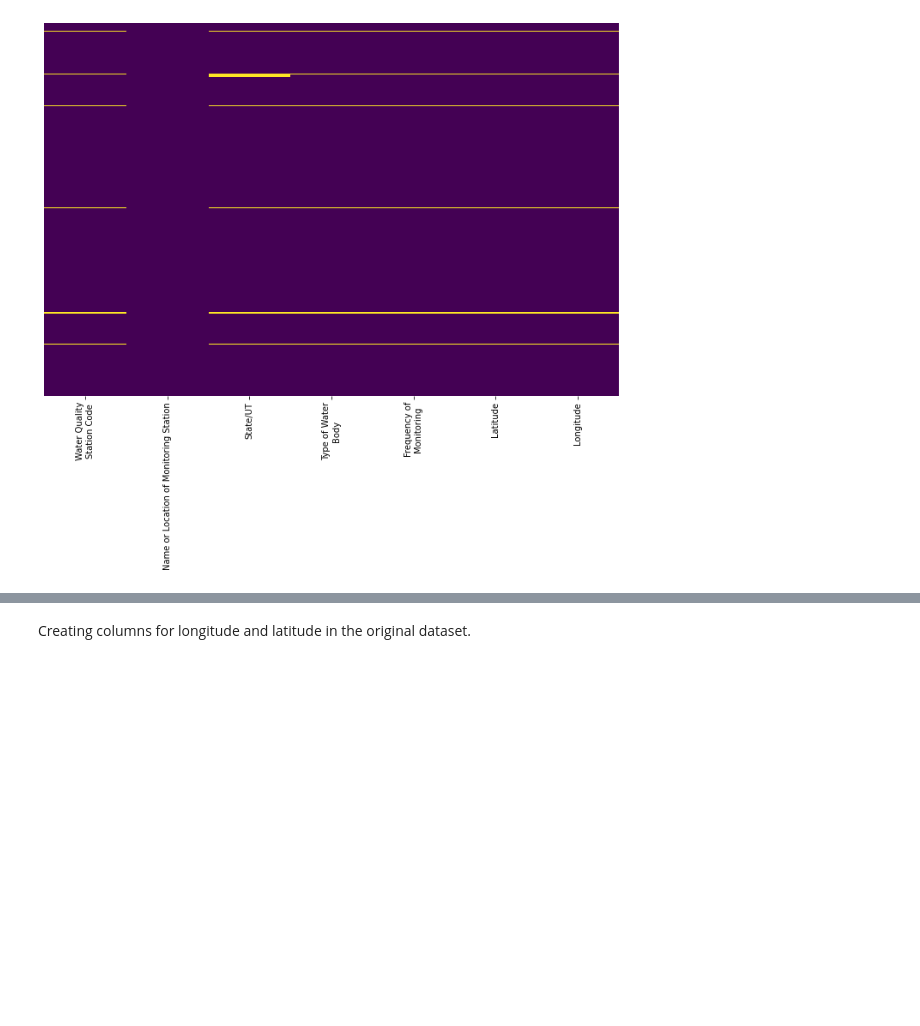
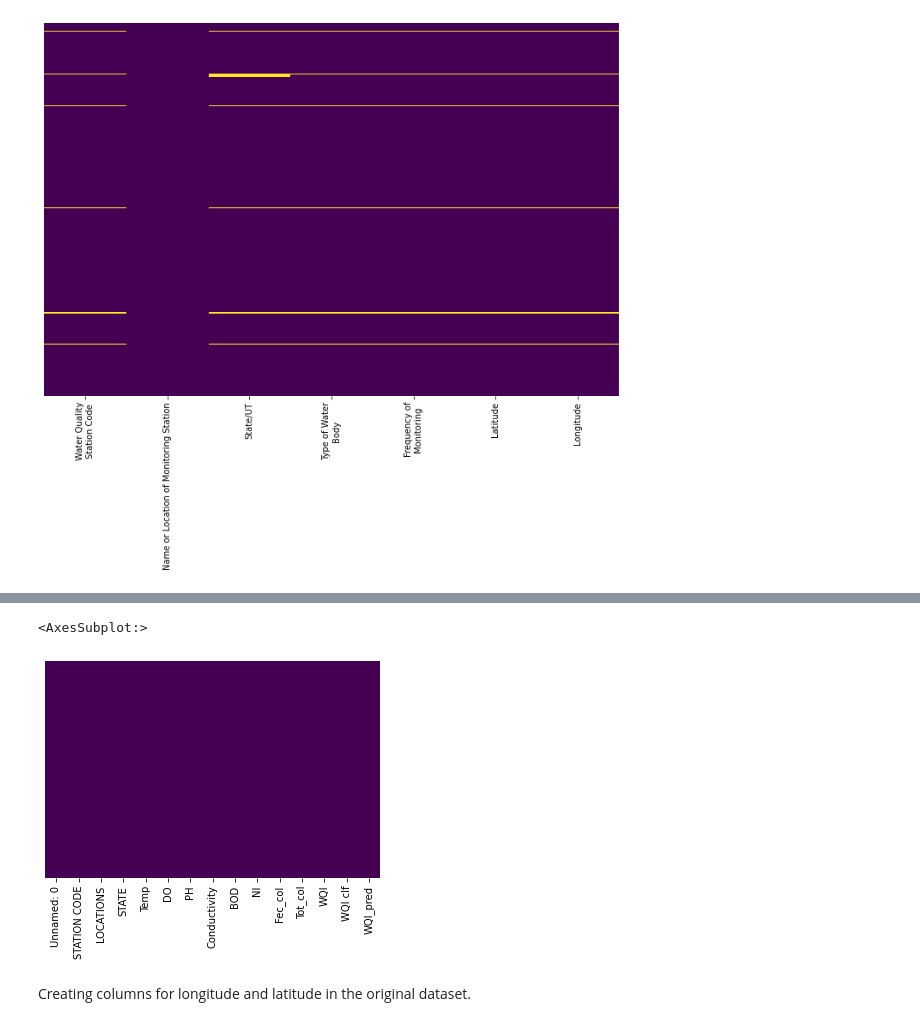
Before and after one commit to NikolaAndro/Water_Quality_Prediction, a Jupyter notebook: Nikola/image_segmentation/code_stations_processing.ipynb, the cells around one changed output, grey strips where cells are left out. Saved outputs shown, nothing was run; the diff lists cells and outputs as text; code cells hidden in the pictures; blank space fills up the shorter version.

```diff
--- a/Nikola/image_segmentation/code_stations_processing.ipynb
+++ b/Nikola/image_segmentation/code_stations_processing.ipynb
@@ -65,3 +78,8 @@ df_original.shape
+# %%
+sns.heatmap(df_original.isnull(), yticklabels=False, cbar=False, cmap='viridis')
+# %% [output]
+<AxesSubplot:>
+[figure, added]
 # %% [markdown]
 Creating columns for longitude and latitude in the original dataset.
 # %%
```
Also changed, not shown: parts of 12 cells of this notebook, 6 other files.
